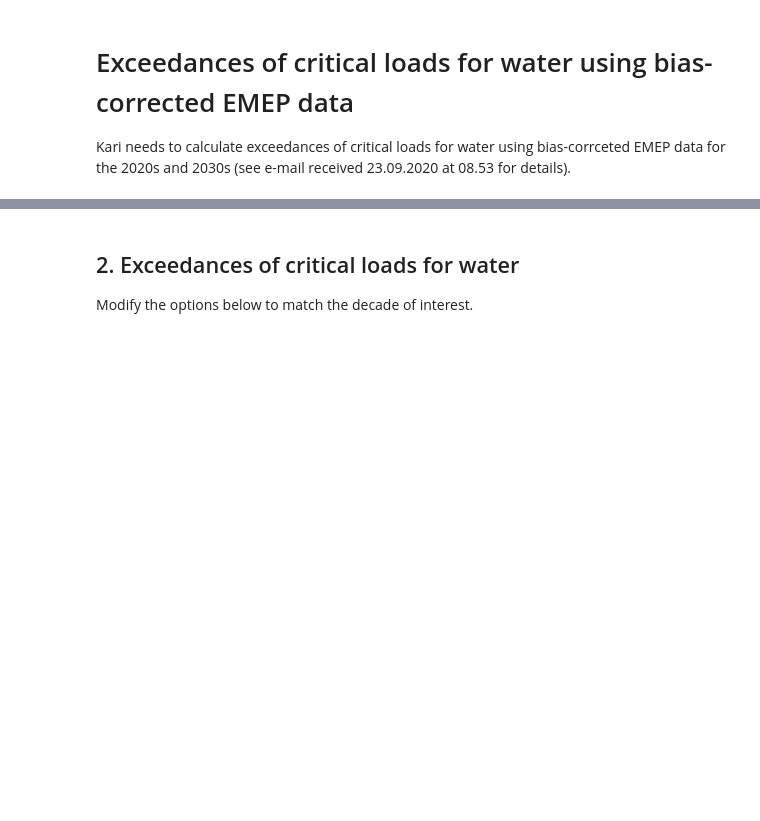
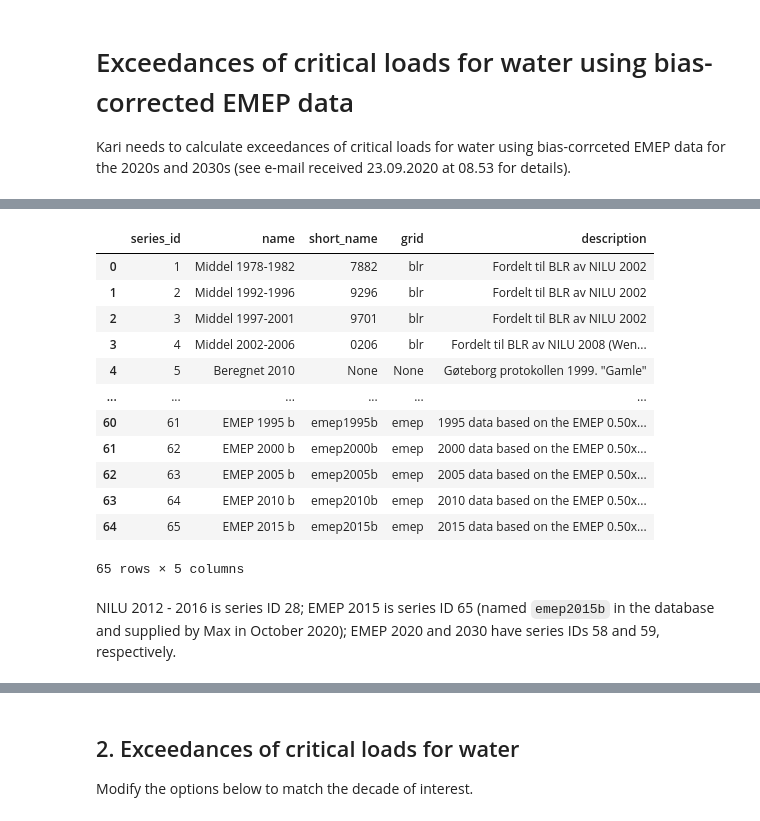
Before and after one commit to JamesSample/critical_loads_2, a Jupyter notebook: notebooks/emep_future_exceedance.ipynb, the cells around one changed output, grey strips where cells are left out. Saved outputs shown, nothing was run; the diff lists cells and outputs as text; code cells hidden in the pictures; blank space fills up the shorter version.

```diff
--- a/notebooks/emep_future_exceedance.ipynb
+++ b/notebooks/emep_future_exceedance.ipynb
@@ -29,0 +36,21 @@ The code [here](https://nbviewer.jupyter.org/github/JamesSample/critical_loads_2
+# %%
+# Show series in database
+with pd.option_context("display.max_colwidth", -1):
+    ser_grid = cl.view_dep_series(eng)
+    display(ser_grid)
+# %% [output]
+|  | series_id | name | short_name | grid | description |
+| 0 | 1 | Middel 1978-1982 | 7882 | blr | Fordelt til BLR av NILU 2002 |
+| 1 | 2 | Middel 1992-1996 | 9296 | blr | Fordelt til BLR av NILU 2002 |
+| 2 | 3 | Middel 1997-2001 | 9701 | blr | Fordelt til BLR av NILU 2002 |
+| 3 | 4 | Middel 2002-2006 | 0206 | blr | Fordelt til BLR av NILU 2008 (Wen... |
+| 4 | 5 | Beregnet 2010 | None | None | Gøteborg protokollen 1999. "Gamle" |
+| ... | ... | ... | ... | ... | ... |
+| 60 | 61 | EMEP 1995 b | emep1995b | emep | 1995 data based on the EMEP 0.50x... |
+| 61 | 62 | EMEP 2000 b | emep2000b | emep | 2000 data based on the EMEP 0.50x... |
+| 62 | 63 | EMEP 2005 b | emep2005b | emep | 2005 data based on the EMEP 0.50x... |
+| 63 | 64 | EMEP 2010 b | emep2010b | emep | 2010 data based on the EMEP 0.50x... |
+| 64 | 65 | EMEP 2015 b | emep2015b | emep | 2015 data based on the EMEP 0.50x... |
+65 rows × 5 columns
+# %% [markdown]
+NILU 2012 - 2016 is series ID 28; EMEP 2015 is series ID 65 (named `emep2015b` in the database and supplied by Max in October 2020); EMEP 2020 and 2030 have series IDs 58 and 59, respectively.
```
Also changed, not shown: parts of 18 cells of this notebook, 4 other files.
